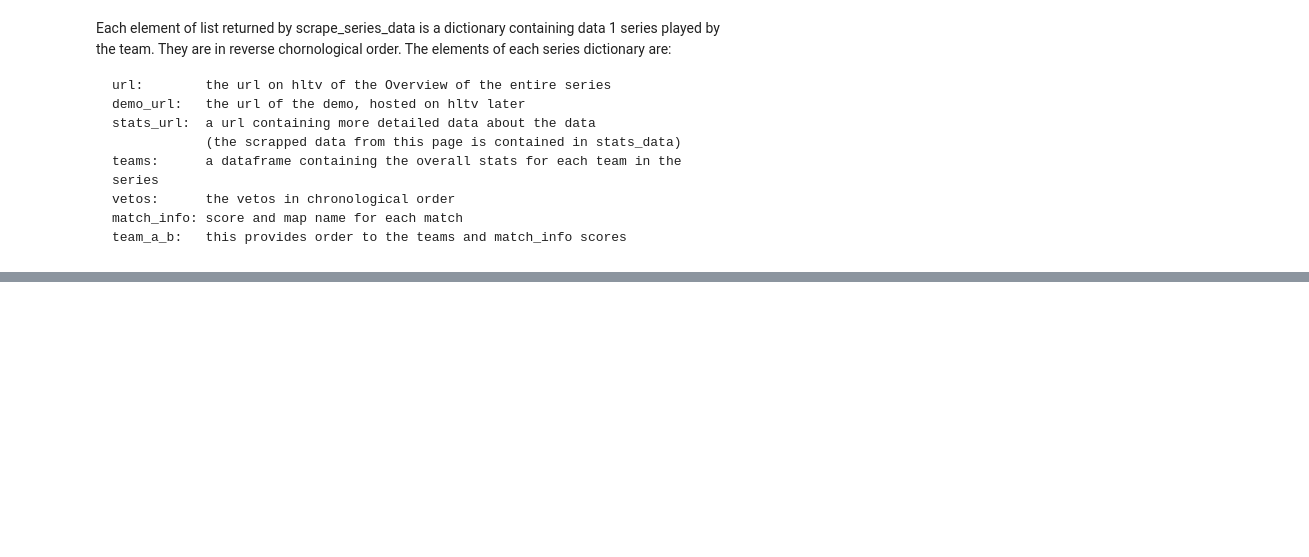
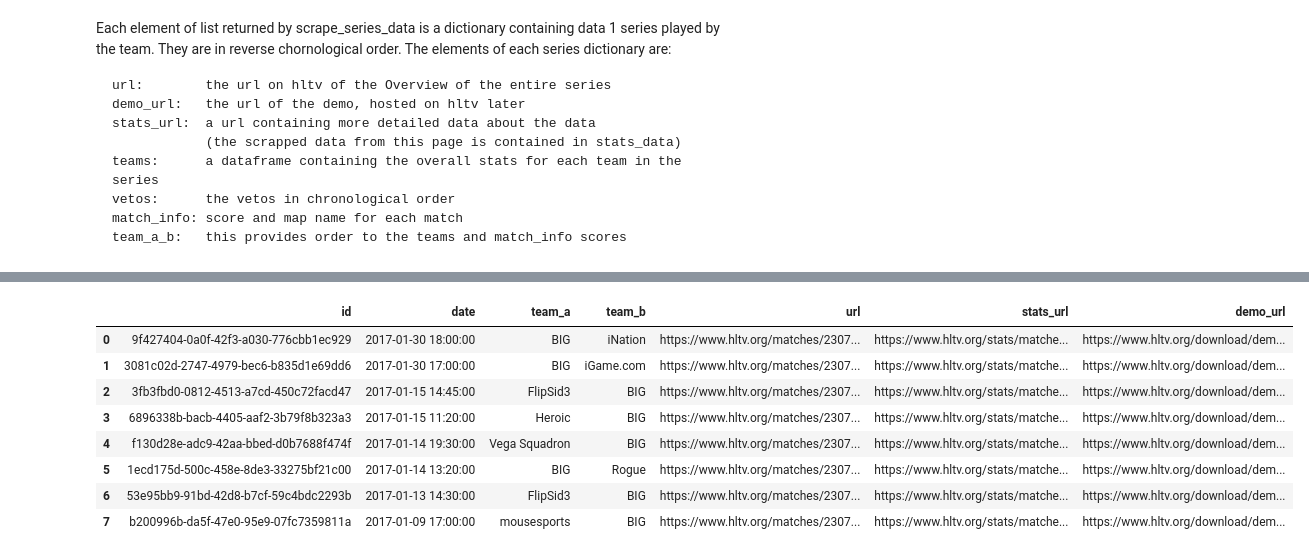
Before and after one commit to mck619/CS_project, a Jupyter notebook: notebooks/round by round dataframe, and match overview dataframe.ipynb, the cells around one changed output, grey strips where cells are left out. Cells and saved outputs as stored; diff of their text form; code cells hidden in the pictures; blank space fills up the shorter version.

```diff
--- a/notebooks/round by round dataframe, and match overview dataframe.ipynb
+++ b/notebooks/round by round dataframe, and match overview dataframe.ipynb
@@ -101,3 +119,41 @@ def create_team_ending_df(team_endings, winners):
     endings.loc[:,'ending'] = raw_endings.apply(lambda x: x.iloc[0] if x.iloc[0] != 'emptyHistory' else x.iloc[1], axis=1)
     endings.loc[:, 'side_winner'] = endings.apply(lambda x: 'T' if x.loc['T'] == winners.loc[x.name, 'winner'] else 'CT', axis=1)
     return endings
+# %%
+def series_overview_dataframe(all_series):
+    all_series_overview = pd.DataFrame(columns=['id', 'date', 'team_a',
+                                                'team_b', 'url', 'stats_url',
+                                               'demo_url'])
+    for s in all_series:
+        demo_url = s['demo_url']
+        stats_url = s['stats_url']
+        url = s['url']
+        date = s['stats_data'][0]['match_time']
+        team_a = s['team_a_b'][0]
+        team_b = s['team_a_b'][1]
+        serires_uuid = uuid.uuid4()
+        all_series_overview.loc[len(all_series_overview), :]= (
+        serires_uuid, date, team_a, team_b, url, stats_url, demo_url )
+
+    return all_series_overview
+# %%
+def process_scrapped(all_series):
+    overview = series_overview_dataframe(all_series)
+    series_data = {}
+
+    for s_id, s in zip(overview.id, all_series):
+        match_overview = match_score_dataframe(s, s_id)
+        map_pool = s['map_pool']
+        vetos = s['vetos']
+        matches=[]
+        for m_id, m, map_name in zip(match_overview.match_id, s['stats_data'], match_overview.map):
+            df = round_by_round_dataframe(m, map_name, m_id, s_id)
+            matches.append(df)
+
+        series_data[s_id] = {
+                      'match_overview': match_overview,
+                      'map_pool': map_pool,
+                      'vetos': vetos,
+                      'teams': s['teams'],
+                      'matches':matches}
+    return overview, series_data
@@ -151,0 +215,12 @@ class Series(object):
+# %%
+overview
+# %% [output]
+|  | id | date | team_a | team_b | url | stats_url | demo_url |
+| 0 | 9f427404-0a0f-42f3-a030-776cbb1ec929 | 2017-01-30 18:00:00 | BIG | iNation | https://www.hltv.org/matches/2307... | https://www.hltv.org/stats/matche... | https://www.hltv.org/download/dem... |
+| 1 | 3081c02d-2747-4979-bec6-b835d1e69dd6 | 2017-01-30 17:00:00 | BIG | iGame.com | https://www.hltv.org/matches/2307... | https://www.hltv.org/stats/matche... | https://www.hltv.org/download/dem... |
+| 2 | 3fb3fbd0-0812-4513-a7cd-450c72facd47 | 2017-01-15 14:45:00 | FlipSid3 | BIG | https://www.hltv.org/matches/2307... | https://www.hltv.org/stats/matche... | https://www.hltv.org/download/dem... |
+| 3 | 6896338b-bacb-4405-aaf2-3b79f8b323a3 | 2017-01-15 11:20:00 | Heroic | BIG | https://www.hltv.org/matches/2307... | https://www.hltv.org/stats/matche... | https://www.hltv.org/download/dem... |
+| 4 | f130d28e-adc9-42aa-bbed-d0b7688f474f | 2017-01-14 19:30:00 | Vega Squadron | BIG | https://www.hltv.org/matches/2307... | https://www.hltv.org/stats/matche... | https://www.hltv.org/download/dem... |
+| 5 | 1ecd175d-500c-458e-8de3-33275bf21c00 | 2017-01-14 13:20:00 | BIG | Rogue | https://www.hltv.org/matches/2307... | https://www.hltv.org/stats/matche... | https://www.hltv.org/download/dem... |
+| 6 | 53e95bb9-91bd-42d8-b7cf-59c4bdc2293b | 2017-01-13 14:30:00 | FlipSid3 | BIG | https://www.hltv.org/matches/2307... | https://www.hltv.org/stats/matche... | https://www.hltv.org/download/dem... |
+| 7 | b200996b-da5f-47e0-95e9-07fc7359811a | 2017-01-09 17:00:00 | mousesports | BIG | https://www.hltv.org/matches/2307... | https://www.hltv.org/stats/matche... | https://www.hltv.org/download/dem... |
```
Also changed, not shown: parts of 15 cells of this notebook, 1 other file.
